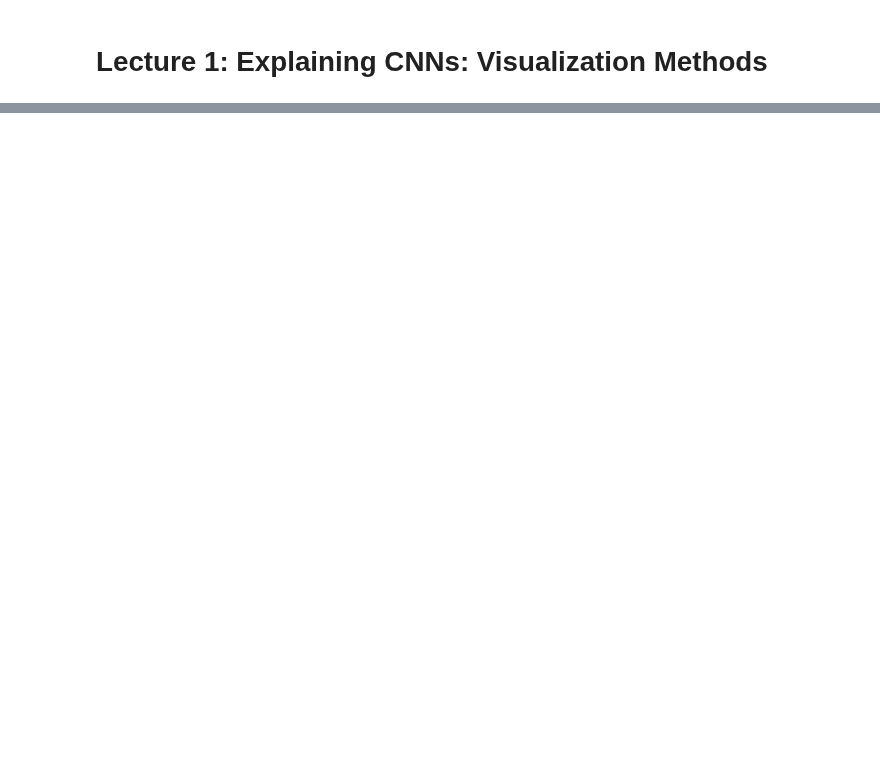
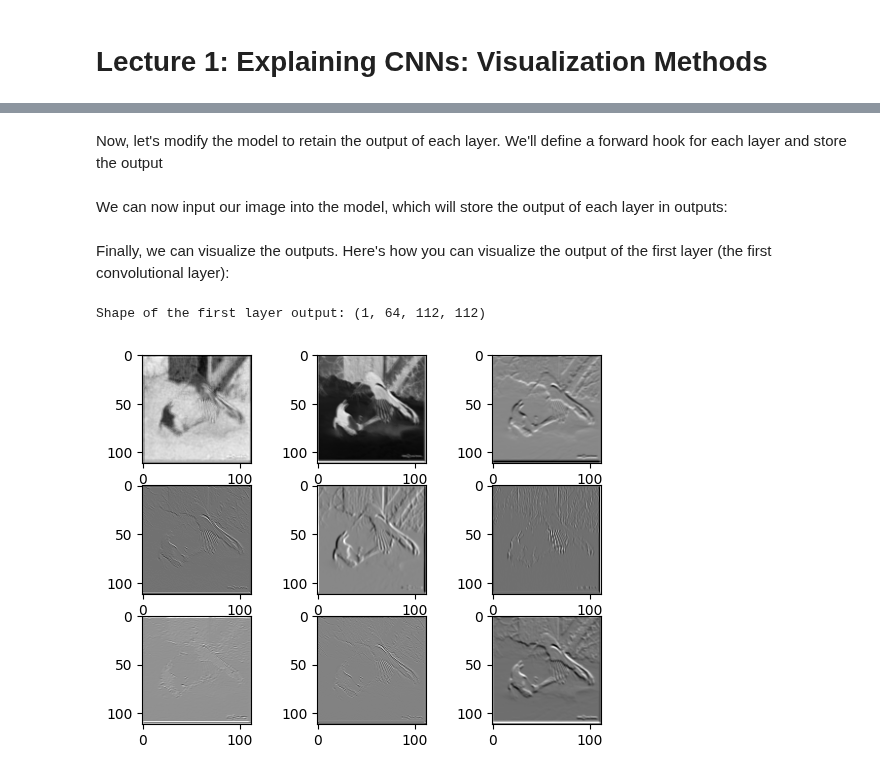
Before and after one commit to DL4CV-NPTEL/Deep-Learning-For-Computer-Vision, a Jupyter notebook: notebooks/Week_6/Week_6_Lecture_1.ipynb, the cells around one changed output, grey strips where cells are left out. Cells and saved outputs as stored; diff of their text form; code cells hidden in the pictures; blank space fills up the shorter version.

```diff
--- a/notebooks/Week_6/Week_6_Lecture_1.ipynb
+++ b/notebooks/Week_6/Week_6_Lecture_1.ipynb
@@ -28,0 +67,13 @@ IPyDisplay.HTML(
+# %% [markdown]
+Now, let's modify the model to retain the output of each layer. We'll define a forward hook for each layer and store the output
+# %%
+outputs = []
+
+def hook(module, input, output):
+    outputs.append(output)
+
+for layer in model.children():
+    # Attach a hook to the layer
+    layer.register_forward_hook(hook)
+# %% [markdown]
+We can now input our image into the model, which will store the output of each layer in outputs:
@@ -28,0 +83,18 @@ IPyDisplay.HTML(
+# %% [markdown]
+Finally, we can visualize the outputs. Here's how you can visualize the output of the first layer (the first convolutional layer):
+# %%
+import matplotlib.pyplot as plt
+
+# Get the first output (the output of the first layer)
+first_layer_output = outputs[0]
+
+# Detach the output from the rest of the graph and convert it to numpy
+first_layer_output = first_layer_output.detach().numpy()
+print('Shape of the first layer output:',first_layer_output.shape)
+# For visualization purposes, we'll just look at the output of the first filter
+for i in range(1,10):
+  plt.subplot(3,3,i)
+  plt.imshow(first_layer_output[0, i, :, :], cmap='gray')
+# %% [output]
+Shape of the first layer output: (1, 64, 112, 112)
+[figure, added]
```
Also changed, not shown: parts of 7 cells of this notebook.
